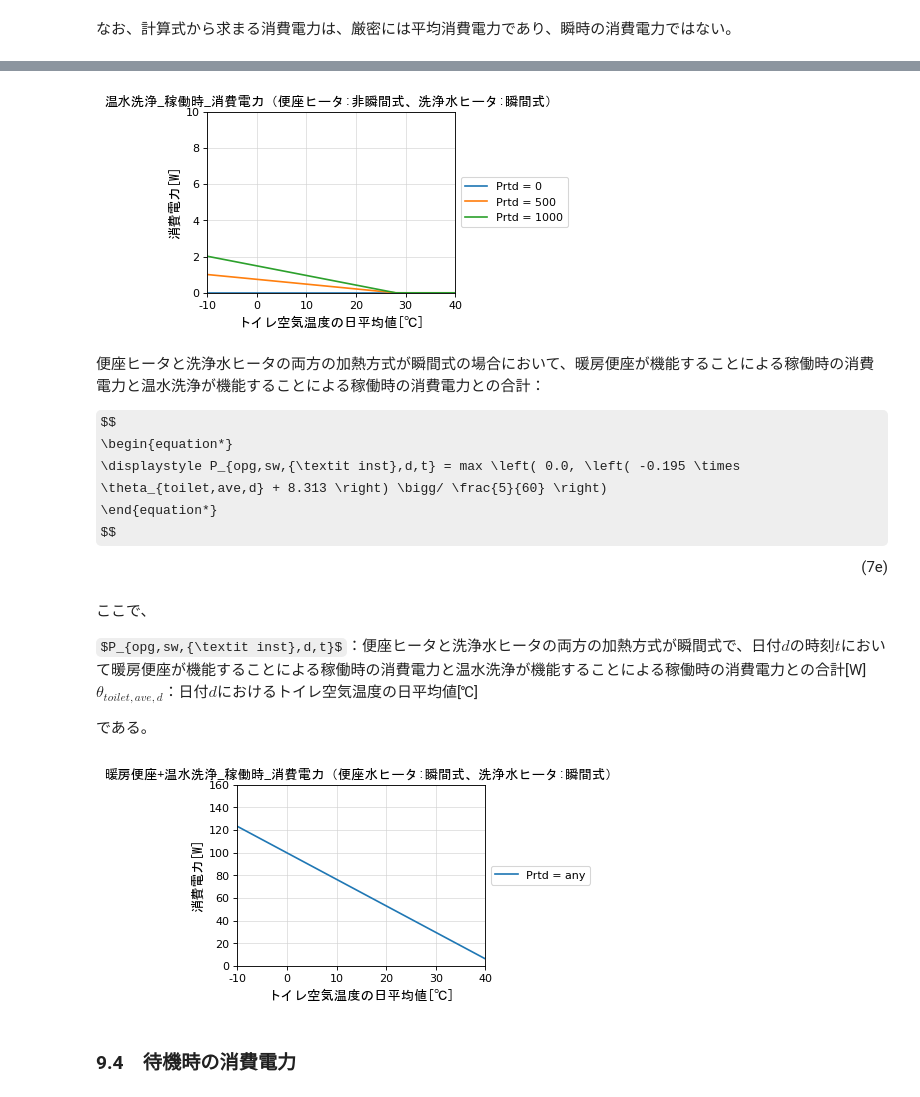
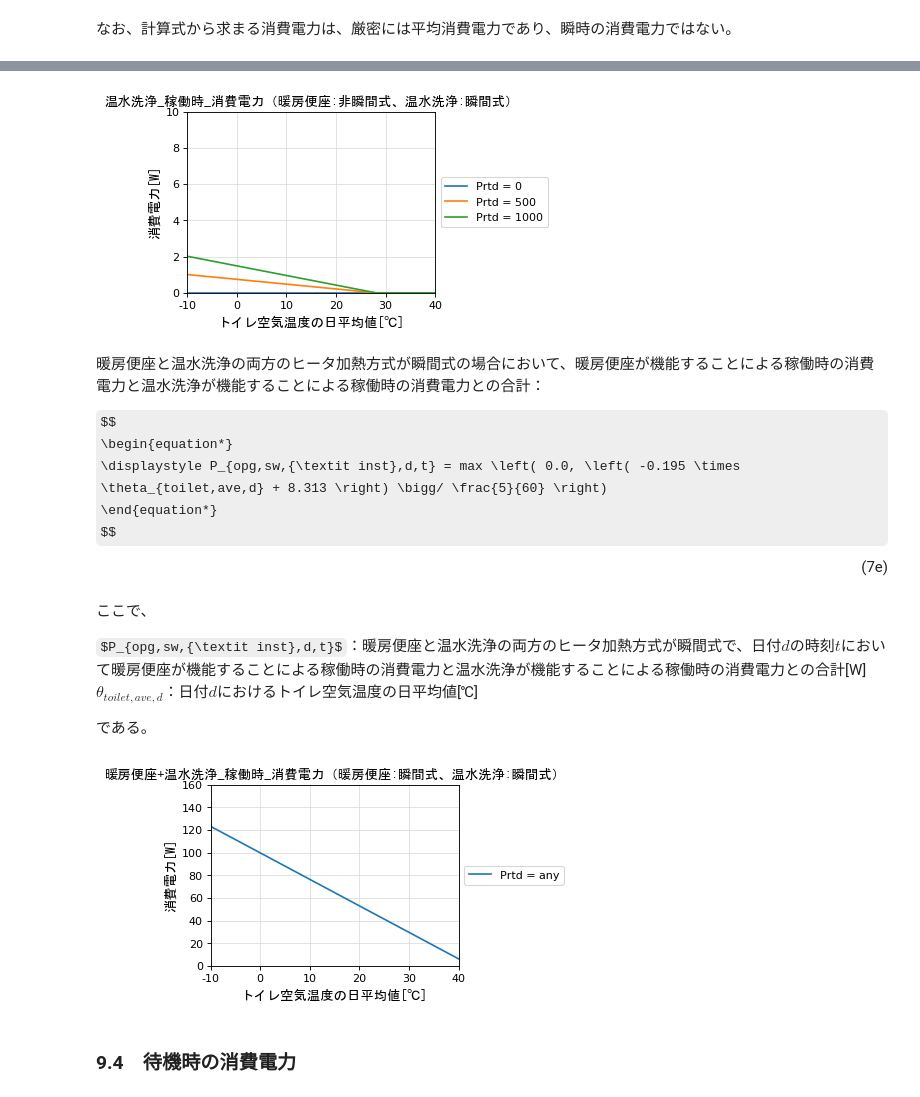
Before and after one commit to HiromiHabara/Jiritsu-EnergyUseOfApp, a Jupyter notebook: toiletseat.ipynb, the cells around one changed output, grey strips where cells are left out. Cells and saved outputs as stored; diff of their text form; code cells hidden in the pictures; some formulas as TeX source.

```diff
--- a/toiletseat.ipynb
+++ b/toiletseat.ipynb
@@ -681,7 +672,7 @@ $\theta_{toilet,ave,d}$：日付$d$におけるトイレ空気温度の日平均
 である。
 # %%
 def P_opg_wt_inst(Prtd_opg_wt, theta_toilet_ave):
-    '''便座ヒータの加熱方式が非瞬間式、洗浄水ヒータの加熱方式が瞬間式の場合において
+    '''暖房便座のヒータ加熱方式が非瞬間式、温水洗浄のヒータ加熱方式が瞬間式の場合において
     　 温水洗浄が機能することによる稼働時の消費電力を計算する[W]'''
     # Prtd_opg_wt：洗浄水ヒータの定格消費電力[W]
     # theta_toilet_ave：トイレ空気温度の日平均値[C]
@@ -692,30 +683,30 @@ def P_opg_wt_inst(Prtd_opg_wt, theta_toilet_ave):
 # %%
 # 定格消費電力（確認用）の配列[W]
 check_Prtd = [[i] for i in range(0, 1500, 500)]
 
 # トイレ空気温度（確認用）の配列[℃]
 check_theta = [i for i in range(-10, 45, 1)]
 
 # 算定式による計算
 calc_P = np.vectorize(P_opg_wt_inst)(check_Prtd, check_theta)
 check_P = {
     'P_opg_wt_inst': {
         'Prtd = 0':calc_P[0],
         'Prtd = 500':calc_P[1],
         'Prtd = 1000':calc_P[2]
     }
 }
 
 # 算定式による計算結果を散布図で表示
 plot_line_chart(check_theta,
                 check_P,
-                {'P_opg_wt_inst':'温水洗浄_稼働時_消費電力（便座ヒータ:非瞬間式、洗浄水ヒータ:瞬間式）'},
+                {'P_opg_wt_inst':'温水洗浄_稼働時_消費電力（暖房便座:非瞬間式、温水洗浄:瞬間式）'},
                 'トイレ空気温度の日平均値[℃]',  -10, 40, 10,
                 '消費電力[W]', 0, 10, 2)
 # %% [output]
-[figure, old version]
+[figure, new version]
 # %% [markdown]
-<p style="text-indent:2em">便座ヒータと洗浄水ヒータの両方の加熱方式が瞬間式の場合において、暖房便座が機能することによる稼働時の消費電力と温水洗浄が機能することによる稼働時の消費電力との合計：</p>
+<p style="text-indent:2em">暖房便座と温水洗浄の両方のヒータ加熱方式が瞬間式の場合において、暖房便座が機能することによる稼働時の消費電力と温水洗浄が機能することによる稼働時の消費電力との合計：</p>
 $$
 \begin{equation*}
     \displaystyle P_{opg,sw,{\textit inst},d,t} = max \left( 0.0, \left( -0.195 \times \theta_{toilet,ave,d} + 8.313 \right) \bigg/ \frac{5}{60} \right)
@@ -725,7 +716,7 @@ $$
 # %% [markdown]
 ここで、
 
-$P_{opg,sw,{\textit inst},d,t}$：便座ヒータと洗浄水ヒータの両方の加熱方式が瞬間式で、日付$d$の時刻$t$において暖房便座が機能することによる稼働時の消費電力と温水洗浄が機能することによる稼働時の消費電力との合計[W]
+$P_{opg,sw,{\textit inst},d,t}$：暖房便座と温水洗浄の両方のヒータ加熱方式が瞬間式で、日付$d$の時刻$t$において暖房便座が機能することによる稼働時の消費電力と温水洗浄が機能することによる稼働時の消費電力との合計[W]
 $\theta_{toilet,ave,d}$：日付$d$におけるトイレ空気温度の日平均値[℃]
 
 である。
@@ -753,11 +744,11 @@ check_P = {
 # 算定式による計算結果を散布図で表示
 plot_line_chart(check_theta,
                 check_P,
-                {'P_opg_sw_inst':'暖房便座+温水洗浄_稼働時_消費電力（便座水ヒータ:瞬間式、洗浄水ヒータ:瞬間式）'},
+                {'P_opg_sw_inst':'暖房便座+温水洗浄_稼働時_消費電力（暖房便座:瞬間式、温水洗浄:瞬間式）'},
                 'トイレ空気温度の日平均値[℃]',  -10, 40, 10,
                 '消費電力[W]', 0, 160, 20)
 # %% [output]
-[figure, old version]
+[figure, new version]
 # %% [markdown]
 ### 9.4　待機時の消費電力
 # %% [markdown]
```
Also changed, not shown: parts of 115 cells of this notebook, 7 other files.
